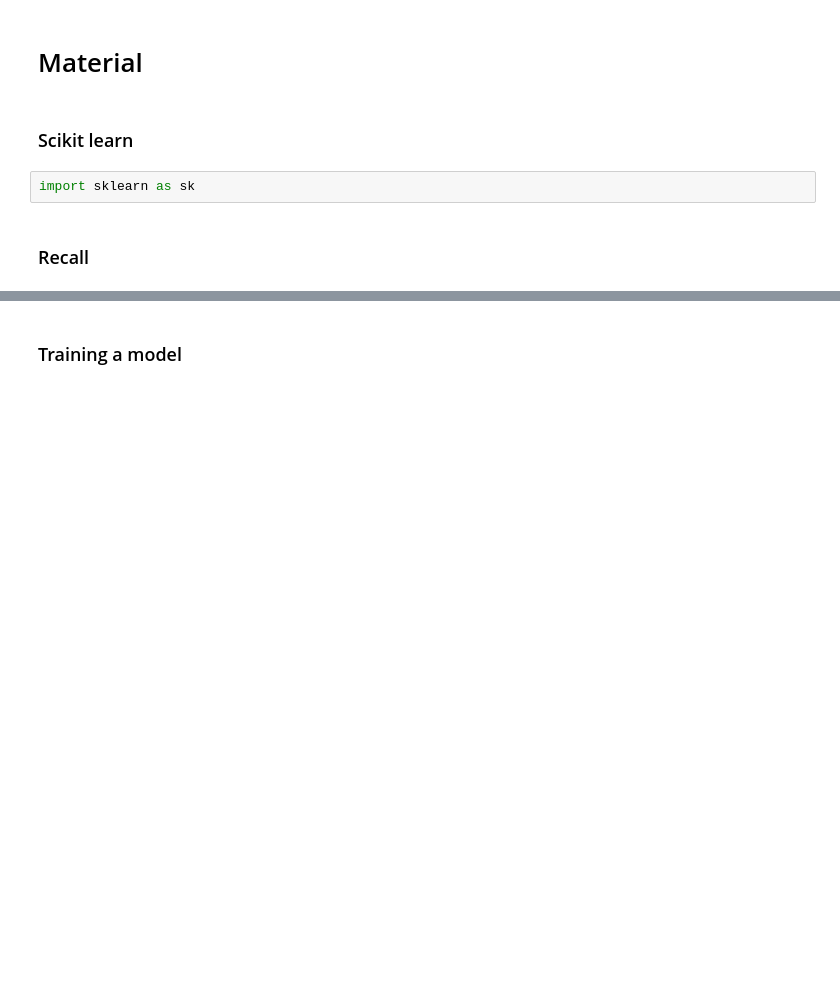
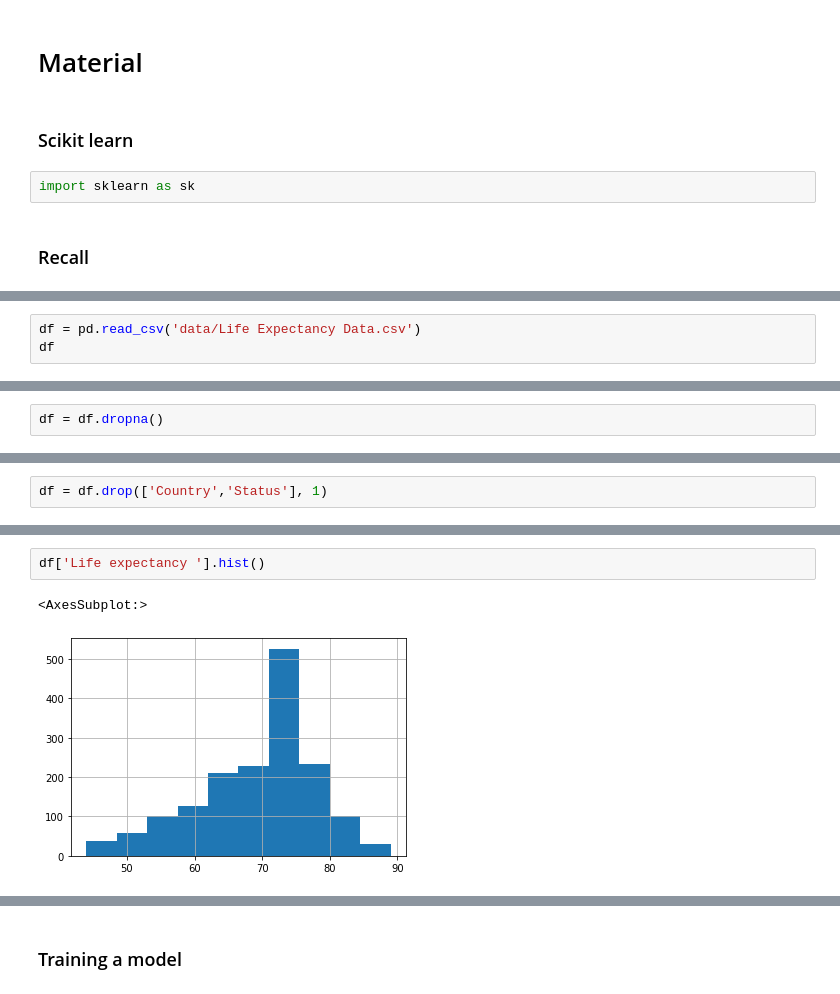
Before and after one commit to vafaei-ar/medical_datascience, a Jupyter notebook: intermediate/material.ipynb, the cells around one changed output, grey strips where cells are left out. Drawn from its saved outputs; the diff is of its cells as text; blank space fills up the shorter version.

```diff
--- a/intermediate/material.ipynb
+++ b/intermediate/material.ipynb
@@ -8,0 +11,3 @@ import sklearn as sk
+# %%
+df = pd.read_csv('data/Life Expectancy Data.csv')
+df
@@ -8,0 +54,2 @@ import sklearn as sk
+# %%
+df = df.dropna()
@@ -8,0 +92,2 @@ import sklearn as sk
+# %%
+df = df.drop(['Country','Status'], 1)
@@ -8,0 +114,5 @@ import sklearn as sk
+# %%
+df['Life expectancy '].hist()
+# %% [output]
+<AxesSubplot:>
+[figure, added]
```
Also changed, not shown: parts of 38 cells of this notebook, 1 other file.
